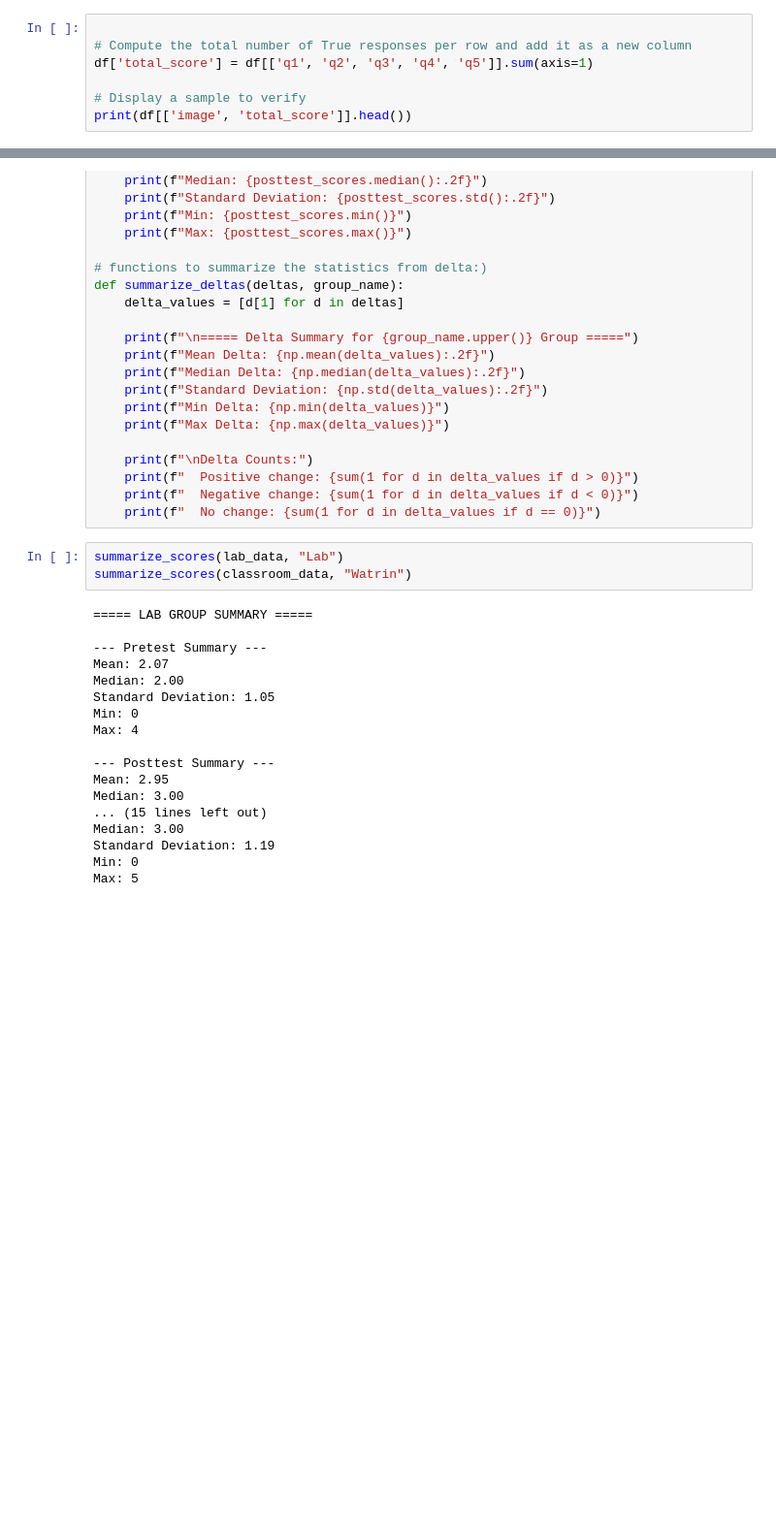
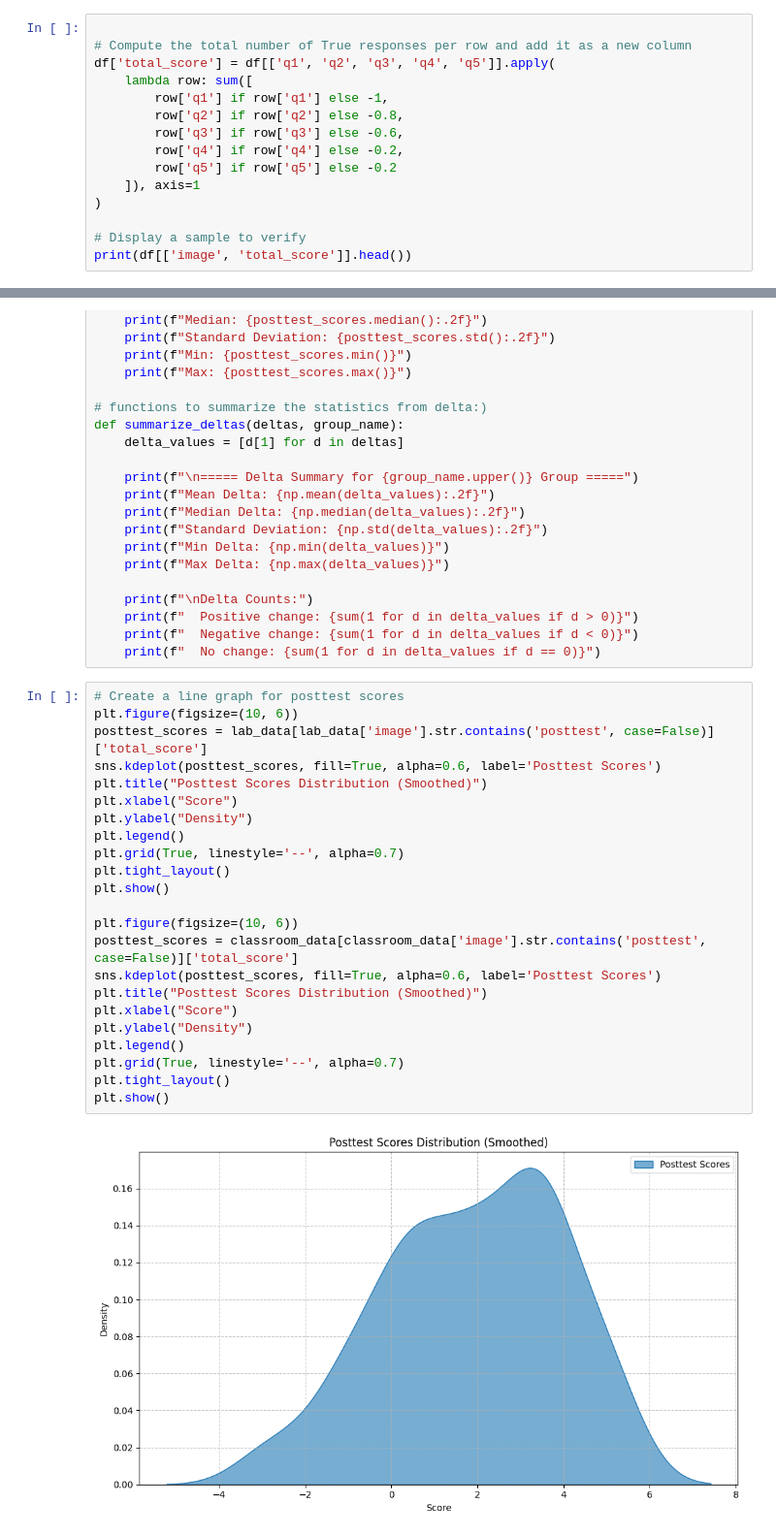
Before and after one commit to Aayushstha03/StatisticalDataAnalysis, a Jupyter notebook: Analysis/completeAnalysis.ipynb, the cells around one changed output, grey strips where cells are left out. Shown: that part at 97% size. Saved outputs shown, nothing was run; the diff lists cells and outputs as text; blank space fills up the shorter version.

```diff
--- a/Analysis/completeAnalysis.ipynb
+++ b/Analysis/completeAnalysis.ipynb
@@ -8,7 +9,15 @@ df = pd.read_csv('../checked-data.csv')
 # %%
 
 # Compute the total number of True responses per row and add it as a new column
-df['total_score'] = df[['q1', 'q2', 'q3', 'q4', 'q5']].sum(axis=1)
+df['total_score'] = df[['q1', 'q2', 'q3', 'q4', 'q5']].apply(
+    lambda row: sum([
+        row['q1'] if row['q1'] else -1,
+        row['q2'] if row['q2'] else -0.8,
+        row['q3'] if row['q3'] else -0.6,
+        row['q4'] if row['q4'] else -0.2,
+        row['q5'] if row['q5'] else -0.2
+    ]), axis=1
+)
 
 # Display a sample to verify
 print(df[['image', 'total_score']].head())
@@ -112,24 +152,28 @@ def summarize_deltas(deltas, group_name):
     print(f"  Positive change: {sum(1 for d in delta_values if d > 0)}")
     print(f"  Negative change: {sum(1 for d in delta_values if d < 0)}")
     print(f"  No change: {sum(1 for d in delta_values if d == 0)}")
-# %%
-summarize_scores(lab_data, "Lab")
-summarize_scores(classroom_data, "Watrin")
-# %% [output]
-===== LAB GROUP SUMMARY =====
-
---- Pretest Summary ---
-Mean: 2.07
-Median: 2.00
-Standard Deviation: 1.05
-Min: 0
-Max: 4
-
---- Posttest Summary ---
-Mean: 2.95
-Median: 3.00
-... (15 lines left out)
-Median: 3.00
-Standard Deviation: 1.19
-Min: 0
-Max: 5
+# %%
+# Create a line graph for posttest scores
+plt.figure(figsize=(10, 6))
+posttest_scores = lab_data[lab_data['image'].str.contains('posttest', case=False)]['total_score']
+sns.kdeplot(posttest_scores, fill=True, alpha=0.6, label='Posttest Scores')
+plt.title("Posttest Scores Distribution (Smoothed)")
+plt.xlabel("Score")
+plt.ylabel("Density")
+plt.legend()
+plt.grid(True, linestyle='--', alpha=0.7)
+plt.tight_layout()
+plt.show()
+
+plt.figure(figsize=(10, 6))
+posttest_scores = classroom_data[classroom_data['image'].str.contains('posttest', case=False)]['total_score']
+sns.kdeplot(posttest_scores, fill=True, alpha=0.6, label='Posttest Scores')
+plt.title("Posttest Scores Distribution (Smoothed)")
+plt.xlabel("Score")
+plt.ylabel("Density")
+plt.legend()
+plt.grid(True, linestyle='--', alpha=0.7)
+plt.tight_layout()
+plt.show()
+# %% [output]
+[figure, added]
```
Also changed, not shown: parts of 10 cells of this notebook, 1 other file.
